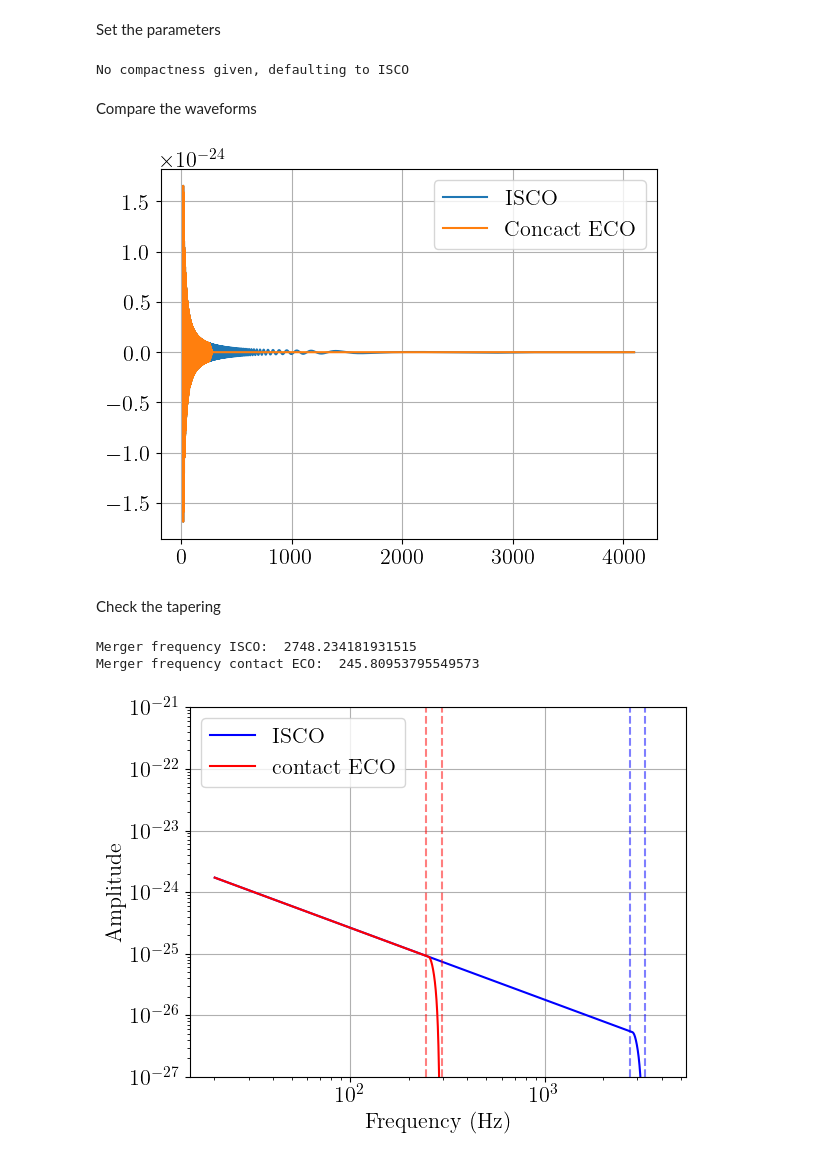
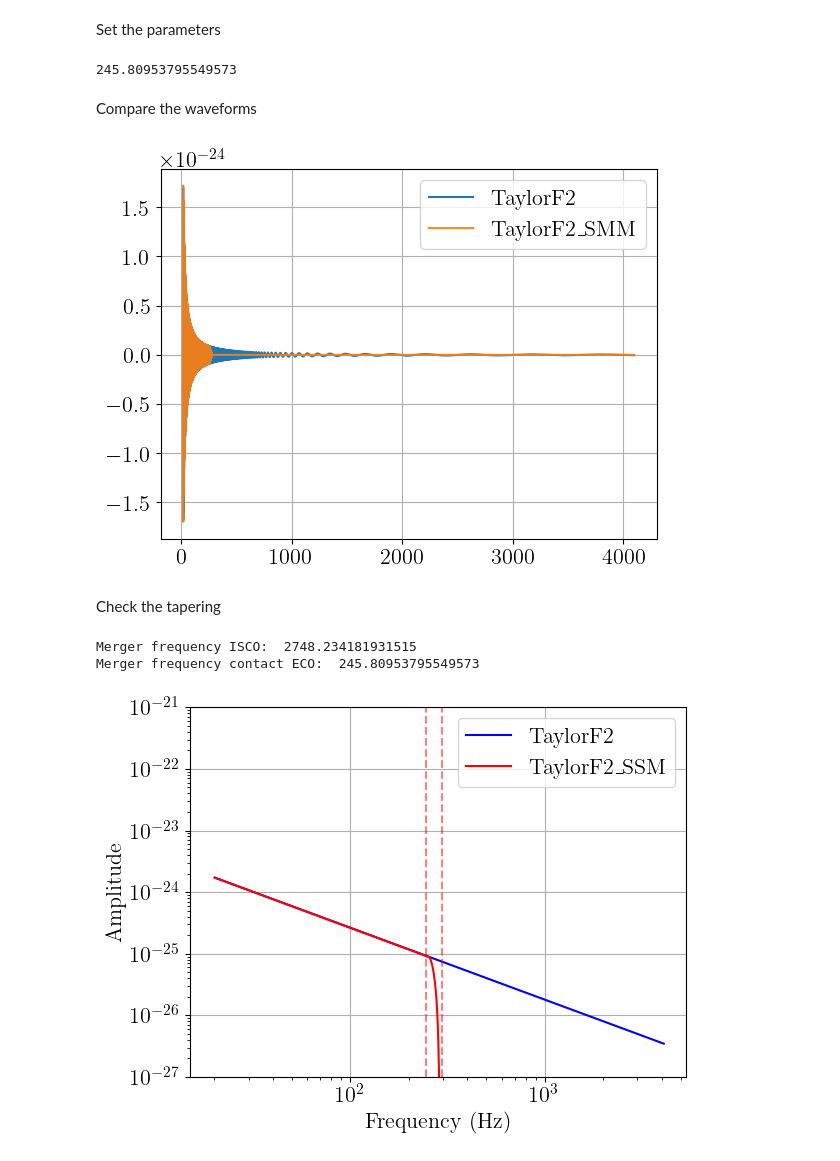
Before and after one commit to MarlindeD/ripple, a Jupyter notebook: notebooks/Tapering.ipynb, the cells around one changed output. Cells and saved outputs as stored; diff of their text form; code cells hidden in the pictures.

Commit message:
Test if TaylorF2QM_taper works with a1 and a2 as parameters

```diff
--- a/notebooks/Tapering.ipynb
+++ b/notebooks/Tapering.ipynb
@@ -48,13 +48,21 @@ m2 = 0.4
 C1 = 0.1
 C2 = C1
 
-chi1 = 0.
-chi2 = 0.
+f_stop = f_contact_ECO(m1, m2, C1, C2)
+print(f_stop)
+
+a1 = 1000
+a2 = a1
+
+chi1 = 0.5
+chi2 = 0.5
 
 lambda1 = 0
 lambda2 = 500
 
 distance = 440.
+# %% [output]
+245.80953795549573
 # %%
 # Frequency grid
 T = 16
@@ -85,24 +93,22 @@ lambda_tilde, delta_lambda_tilde = lambdas_to_lambda_tildes(jnp.array([lambda1,
 
 #Two parameter lists: one without and one with compactness as a parameter
 theta_ripple = jnp.array([Mc, eta, chi1, chi2, lambda_tilde, delta_lambda_tilde, dist_mpc, tc, phic, inclination])
-theta_ripple_C = jnp.array([Mc, eta, chi1, chi2, lambda_tilde, delta_lambda_tilde, C1, C2, dist_mpc, tc, phic, inclination])
+theta_ripple_C = jnp.array([Mc, eta, chi1, chi2, lambda_tilde, delta_lambda_tilde, f_stop, a1, a2, dist_mpc, tc, phic, inclination])
 
 fs_ripple = jnp.arange(f_l, f_u, df)[1:]
 
 # And finally lets generate the waveform!
-hp_ripple, hc_ripple = TaylorF2QM.gen_TaylorF2QM_hphc(fs_ripple, theta_ripple, f_ref, stop="contact ECO")
-hp_ripple_C, hc_ripple_C = TaylorF2QM.gen_TaylorF2QM_hphc(fs_ripple, theta_ripple_C, f_ref, stop="contact ECO")
+hp_ripple, hc_ripple = TaylorF2.gen_TaylorF2_hphc(fs_ripple, theta_ripple, f_ref)
+hp_ripple_C, hc_ripple_C = TaylorF2QM_taper.gen_TaylorF2QM_hphc(fs_ripple, theta_ripple_C, f_ref, stop="contact ECO")
-# %% [output]
-No compactness given, defaulting to ISCO
 # %% [markdown]
 Compare the waveforms
 # %%
-plt.plot(fs_ripple, hp_ripple.real, label="ISCO")
-plt.plot(fs_ripple, hp_ripple_C.real, label = "Concact ECO")
+plt.plot(fs_ripple, hp_ripple.real, label="TaylorF2")
+plt.plot(fs_ripple, hp_ripple_C.real, label = "TaylorF2_SMM", alpha=0.9)
 plt.legend()
 plt.show()
 # %% [output]
-[figure, old version]
+[figure, new version]
 # %% [markdown]
 Check the tapering
 # %%
@@ -113,35 +119,35 @@ f_merger_ISCO = f_ISCO(m1, m2)
 f_merger_ISCO = float(f_merger_ISCO)
 print("Merger frequency ISCO: ", f_merger_ISCO)
 
 f_merger_contact_ECO = f_contact_ECO(m1, m2, C1, C2)
 f_merger_contact_ECO = float(f_merger_contact_ECO)
 print("Merger frequency contact ECO: ", f_merger_contact_ECO)
 
 # Choose whether we plot the angle or the phase
 plot_angle = True
 
 # Plot the amplitude
-plt.plot(fs_ripple, A_ripple, label = "ISCO", color="blue")
-plt.plot(fs_ripple, A_ripple_C, label = "contact ECO", color="red")
+plt.plot(fs_ripple, A_ripple, label = "TaylorF2", color="blue")
+plt.plot(fs_ripple, A_ripple_C, label = "TaylorF2_SSM", color="red")
 
 #plt.title(r"Amplitudes $h_+$ ($m_1, m_2) = ({}, {}$) ($\chi_1, \chi_2) = ({}, {}$) ($\Lambda_1, \Lambda_2) = ({}, {}$)".format(m1, m2, chi1, chi2, lambda1, lambda2))
 plt.yscale('log')
 plt.xscale('log')
 plt.xlabel("Frequency (Hz)")
 plt.ylabel("Amplitude")
 plt.ylim(1e-27, 1e-21)
 plt.xlim(f_l - 5)
 plt.legend()
 
 # Plot where the Planck taper has to take place
-plt.axvline(f_merger_ISCO, linestyle = "--", color = 'blue', label = 'Planck taper', alpha=0.5)
-plt.axvline(1.2 * f_merger_ISCO, linestyle = "--", color = 'blue', alpha=0.5)
+#plt.axvline(f_merger_ISCO, linestyle = "--", color = 'blue', label = 'Planck taper', alpha=0.5)
+#plt.axvline(1.2 * f_merger_ISCO, linestyle = "--", color = 'blue', alpha=0.5)
 
 plt.axvline(f_merger_contact_ECO, linestyle = "--", color = 'red', label = 'Planck taper ECO', alpha=0.5)
 plt.axvline(1.2 * f_merger_contact_ECO, linestyle = "--", color = 'red', alpha=0.5)
 
 plt.show()
 # %% [output]
 Merger frequency ISCO:  2748.234181931515
 Merger frequency contact ECO:  245.80953795549573
-[figure, old version]
+[figure, new version]
```
Also changed, not shown: parts of 4 cells of this notebook.
